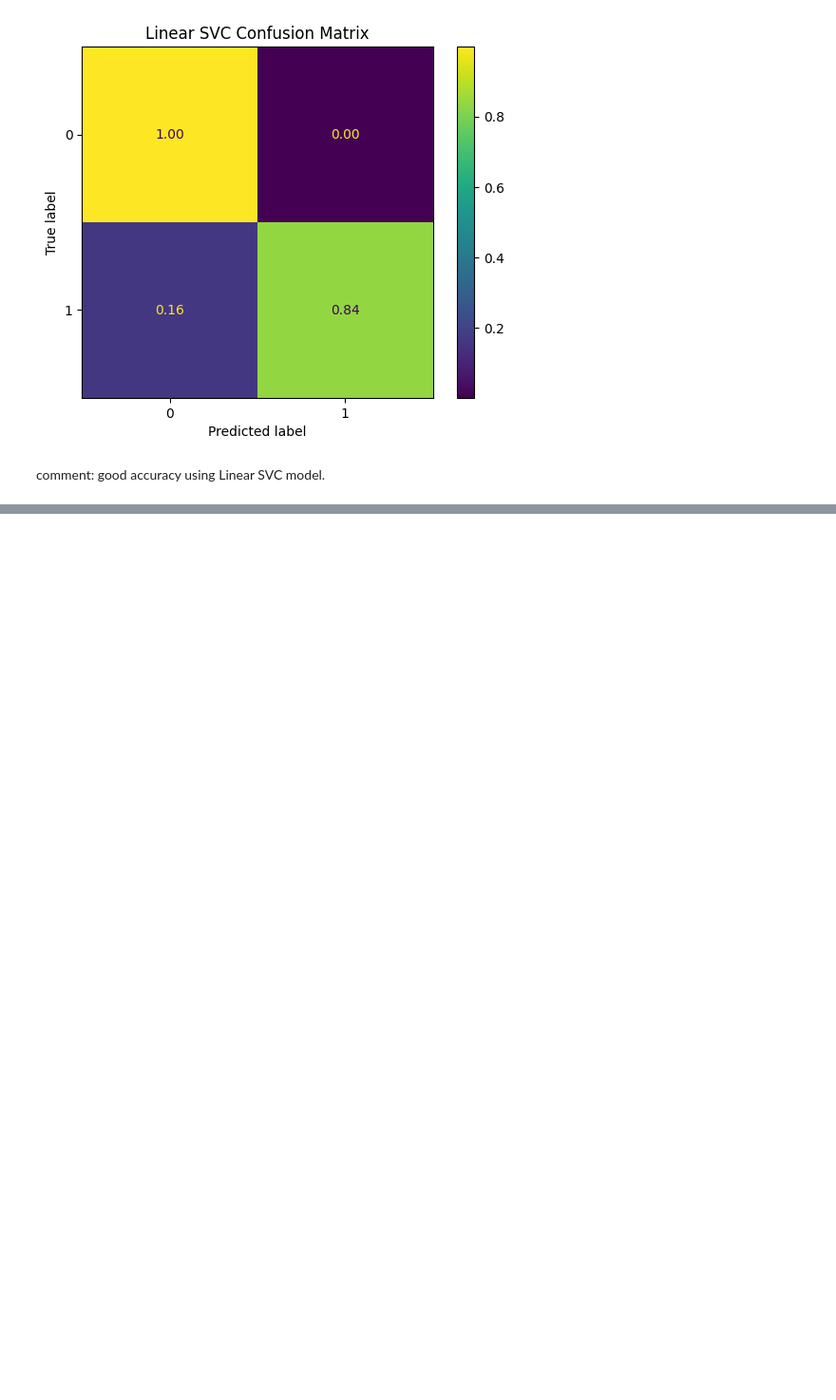
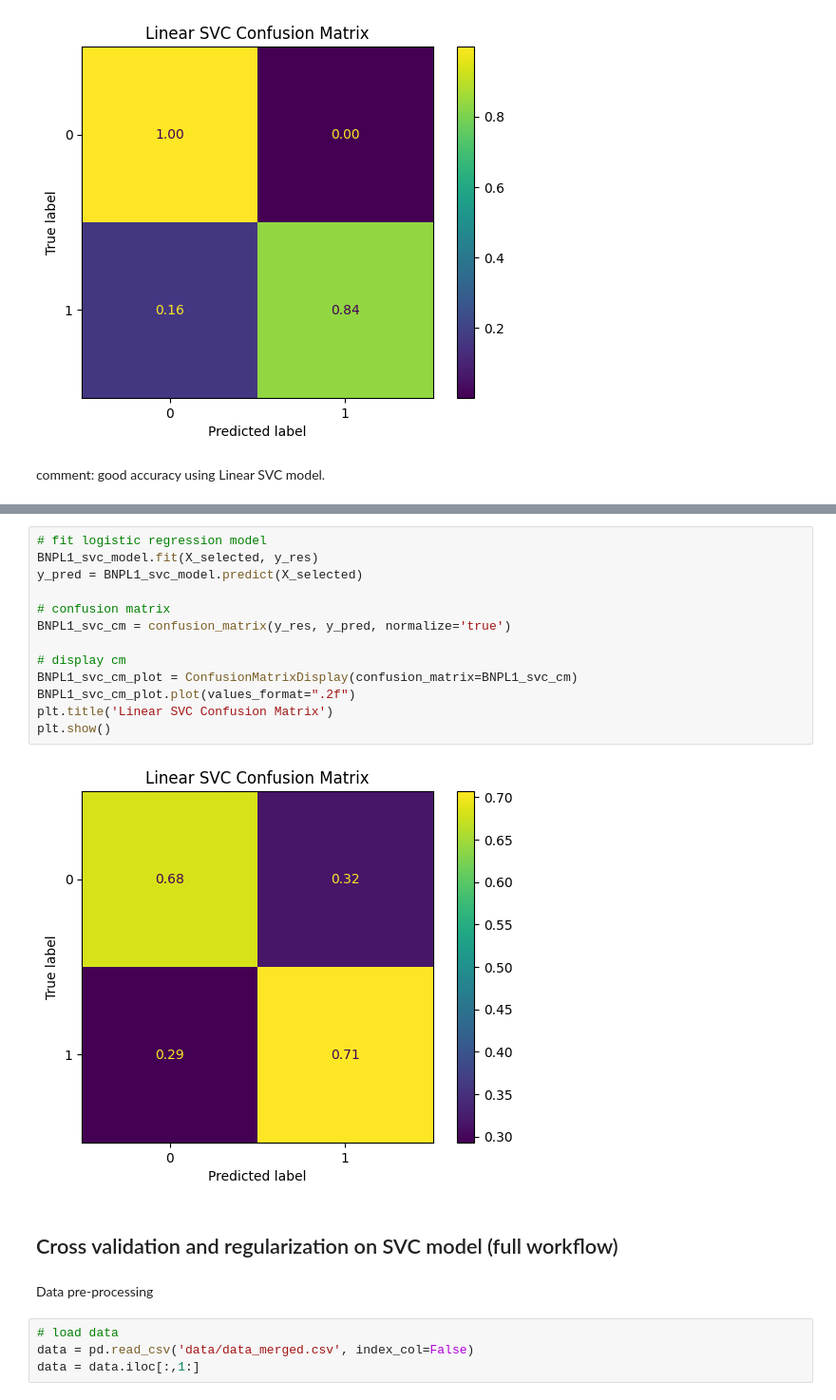
Before and after one commit to mw1296/DSAN5300, a Jupyter notebook: dsan5300_group1_final_project/code.ipynb, the cells around one changed output, grey strips where cells are left out. Shown at 95% size. Saved outputs shown, nothing was run; the diff lists cells and outputs as text; blank space fills up the shorter version.

```diff
--- a/dsan5300_group1_final_project/code.ipynb
+++ b/dsan5300_group1_final_project/code.ipynb
@@ -1112,0 +1309,23 @@ comment: good accuracy using Linear SVC model.
+# %%
+# fit logistic regression model
+BNPL1_svc_model.fit(X_selected, y_res)
+y_pred = BNPL1_svc_model.predict(X_selected)
+
+# confusion matrix
+BNPL1_svc_cm = confusion_matrix(y_res, y_pred, normalize='true')
+
+# display cm
+BNPL1_svc_cm_plot = ConfusionMatrixDisplay(confusion_matrix=BNPL1_svc_cm)
+BNPL1_svc_cm_plot.plot(values_format=".2f")
+plt.title('Linear SVC Confusion Matrix')
+plt.show()
+# %% [output]
+[figure, added]
+# %% [markdown]
+## Cross validation and regularization on SVC model (full workflow)
+# %% [markdown]
+Data pre-processing
+# %%
+# load data
+data = pd.read_csv('data/data_merged.csv', index_col=False)
+data = data.iloc[:,1:]
```
Also changed, not shown: parts of 24 cells of this notebook, 1 other file.
